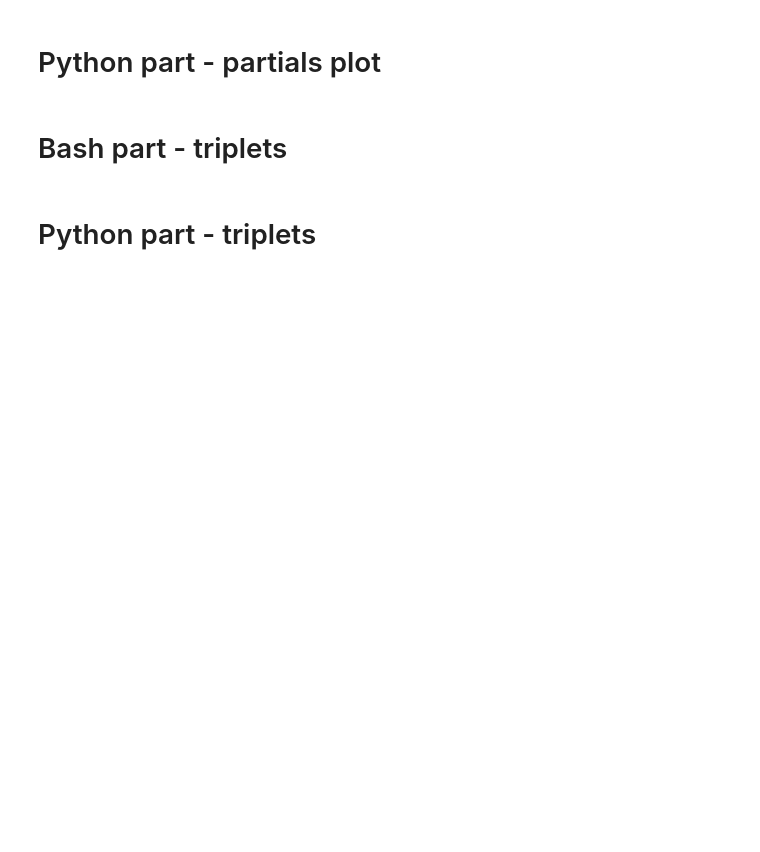
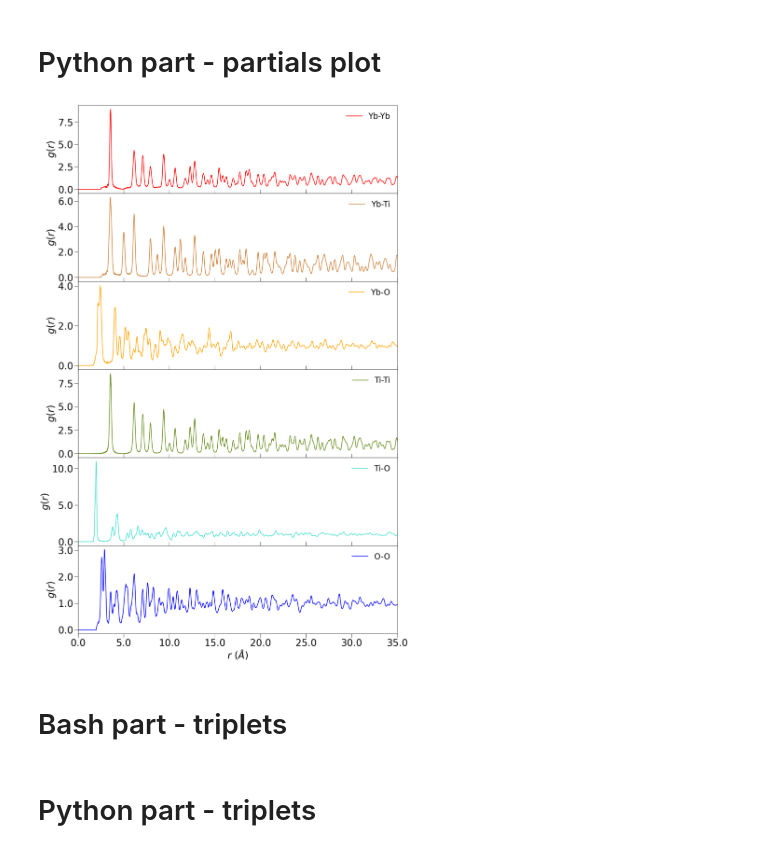
Before and after one commit to Kvieta1990/Working_Proj, a Jupyter notebook: Research/HDZ_RMC/RMC_Optimal_fittings/ytso_0_try6_retry12/All_Analysis.ipynb, the cells around one changed output. Cells and saved outputs as stored; diff of their text form; code cells hidden in the pictures; blank space fills up the shorter version.

```diff
--- a/Research/HDZ_RMC/RMC_Optimal_fittings/ytso_0_try6_retry12/All_Analysis.ipynb
+++ b/Research/HDZ_RMC/RMC_Optimal_fittings/ytso_0_try6_retry12/All_Analysis.ipynb
@@ -276,5 +341,69 @@ YbYZ.set_ylabel(ylabel='Z Cartesian Coordiate ($\AA$)', fontsize=55);
 # %% [markdown]
 # Python part - partials plot
+# %%
+f = plt.figure(figsize=(18, 30))
+gs = gridspec.GridSpec(6, 1, height_ratios=[1 for _ in range(6)], hspace=0)
+axes = list()
+for i in range(6):
+    axes.append(plt.subplot(gs[i, 0]))
+
+partial_dict = {
+    0: {
+        "label": "Yb-Yb",
+        "color": "red"
+    },
+    1: {
+        "label": "Yb-Ti",
+        "color": "peru"
+    },
+    2: {
+        "label": "Yb-O",
+        "color": "orange"
+    },
+    3: {
+        "label": "Ti-Ti",
+        "color": "olivedrab"
+    },
+    4: {
+        "label": "Ti-O",
+        "color": "turquoise"
+    },
+    5: {
+        "label": "O-O",
+        "color": "blue"
+    }
+}
+
+partial_data = stem_name + "_PDFpartials_new.csv"
+partial_df = pd.read_csv(partial_data)
+
+for i in range(6):
+    partial_r = partial_df.iloc[:, 0].tolist()
+    partial_data = partial_df.iloc[:, i + 1].tolist()
+
+    axes[i].plot(partial_r, partial_data, '-', color=partial_dict[i]["color"],
+                 label=partial_dict[i]["label"], linewidth=2)
+
+    axes[i].set_xlim([0, 35])
+    axes[i].tick_params(axis='x', direction='out', length=12, width=1, labelsize=30)
+    if i != 5:
+        axes[i].set_xticklabels([])
+    if i > 0:
+        axes[i].xaxis.set_ticks_position('both')
+    axes[i].tick_params(axis='y', direction='out', length=12, width=1, labelsize=30)
+    axes[i].spines['left'].set_linewidth(1)
+    axes[i].spines['right'].set_linewidth(1)
+    axes[i].spines['top'].set_linewidth(1)
+    axes[i].spines['bottom'].set_linewidth(1)
+    if i == 5:
+        axes[i].set_xlabel(r"$r$ ($\AA$)", fontdict={'size': 30})
+    axes[i].set_ylabel(r"$g(r)$", fontdict={'size': 30})
+    axes[i].legend(fontsize=25, frameon=False)
+    axes[i].yaxis.set_major_formatter(FormatStrFormatter('%.1f'))
+    if i == 5:
+        axes[i].xaxis.set_major_formatter(FormatStrFormatter('%.1f'))
+# %% [output]
+[figure, added]
 # %% [markdown]
 # Bash part - triplets
 # %% [markdown]
```
Also changed, not shown: parts of 11 cells of this notebook, 2 other files.
